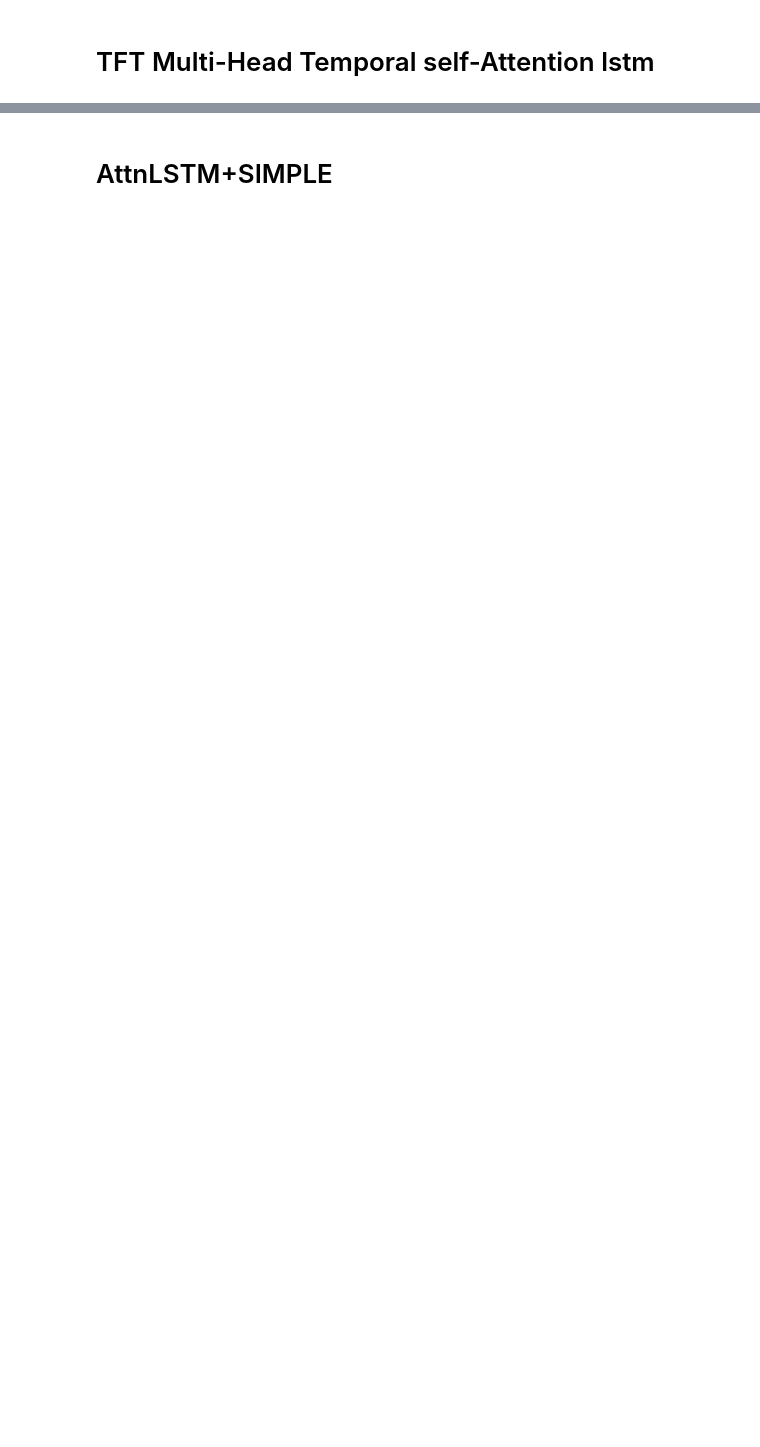
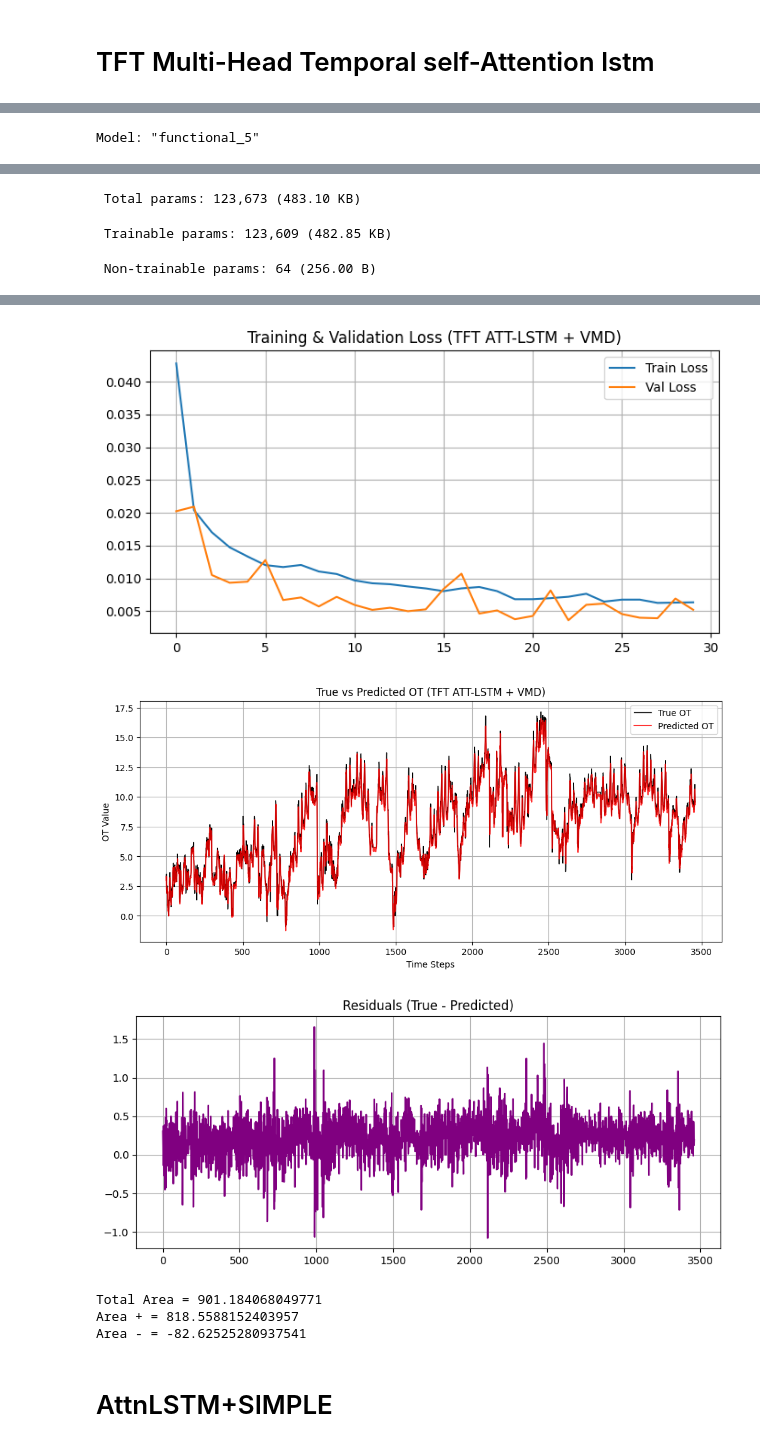
Before and after one commit to mahan100/AtLSTM_VMD, a Jupyter notebook: Train.ipynb, the cells around one changed output, grey strips where cells are left out. Drawn from its saved outputs; the diff is of its cells as text; code cells hidden in the pictures; blank space fills up the shorter version.

```diff
--- a/Train.ipynb
+++ b/Train.ipynb
@@ -779,0 +980,62 @@ Area - = -230.77332663960934
+# %%
+y_test_vmd_true,_,scaler_y,X_train_vmd, y_train_vmd, X_test_vmd, y_test_vmd,_,_,_,_= train_test(alpha_hat, tau_hat, K_hat)
+
+model_build_TFTattlstm_model = build_TFTattlstm_model2(
+    input_shape=(SEQ_LEN, X_train_vmd.shape[2]),
+    lstm1_units=100,
+    dense_units=16,
+    num_heads=8,
+    model_dim=64
+)
+
+model_build_TFTattlstm_model.summary()
+
+history_TFTattlstm_vmd = model_build_TFTattlstm_model.fit(
+    X_train_vmd, y_train_vmd,
+    validation_data=(X_test_vmd, y_test_vmd),
+    epochs=EPOCHS,
+    batch_size=BATCH_SIZE,
+    verbose=1
+)
+
+# Predict and inverse-transform
+y_pred_TFTattlstm_vmd_scaled = model_build_TFTattlstm_model.predict(X_test_vmd)
+# Flatten to 2D: (num_samples*time_steps, 1)
+y_pred_flat = y_pred_TFTattlstm_vmd_scaled.reshape(-1, 1)
+# Inverse transform
+y_pred_TFTattlstm_vmd_true = scaler_y.inverse_transform(y_pred_flat)
+
+# Optional: reshape back to (num_samples, time_steps)
+y_pred_TFTattlstm_vmd_true = y_pred_TFTattlstm_vmd_true.reshape(y_pred_TFTattlstm_vmd_scaled.shape[0],
+                                                                y_pred_TFTattlstm_vmd_scaled.shape[1])
+# =====================================================
+# 8️⃣ Visualization
+# =====================================================
+plt.figure(figsize=(8,4))
+plt.plot(history_TFTattlstm_vmd.history['loss'], label='Train Loss')
+plt.plot(history_TFTattlstm_vmd.history['val_loss'], label='Val Loss')
+plt.title('Training & Validation Loss (TFT ATT-LSTM + VMD)')
+plt.legend(); plt.grid(True); plt.show()
+
+plt.figure(figsize=(12,5))
+plt.plot(y_test_vmd_true, label='True OT', color='black', linewidth=1)
+plt.plot(y_pred_TFTattlstm_vmd_true, label='Predicted OT', color='red', alpha=0.8)
+plt.title('True vs Predicted OT (TFT ATT-LSTM + VMD)')
+plt.xlabel('Time Steps'); plt.ylabel('OT Value')
+plt.legend(); plt.grid(True); plt.show()
+
+plt.figure(figsize=(10,4))
+residuals = y_test_vmd_true.squeeze() - y_pred_TFTattlstm_vmd_true.squeeze()
+plt.plot(residuals, color='purple')
+plt.title('Residuals (True - Predicted)')
+plt.grid(True); plt.show()
+
+res = y_test_vmd_true.squeeze() - y_pred_TFTattlstm_vmd_true.squeeze()
+area_total_TFTattlstm_vmd = np.trapezoid(np.abs(res))
+print("Total Area =", area_total_TFTattlstm_vmd)
+area_positive_TFTattlstm_vmd = np.trapezoid(np.clip(res, 0, None))
+area_negative_TFTattlstm_vmd = np.trapezoid(np.clip(res, None, 0))
+print("Area + =", area_positive_TFTattlstm_vmd)
+print("Area - =", area_negative_TFTattlstm_vmd)
+# %% [output]
+Model: "functional_5"
@@ -779,0 +1059,3 @@ Area - = -230.77332663960934
+ Total params: 123,673 (483.10 KB)
+ Trainable params: 123,609 (482.85 KB)
+ Non-trainable params: 64 (256.00 B)
@@ -780,3 +1079,9 @@ Area - = -230.77332663960934
+[figure, added]
+[figure, added]
+[figure, added]
+Total Area = 901.184068049771
+Area + = 818.5588152403957
+Area - = -82.62525280937541
 # %% [markdown]
 # AttnLSTM+SIMPLE
 # %%
```
Also changed, not shown: parts of 10 cells of this notebook, 4 other files.
